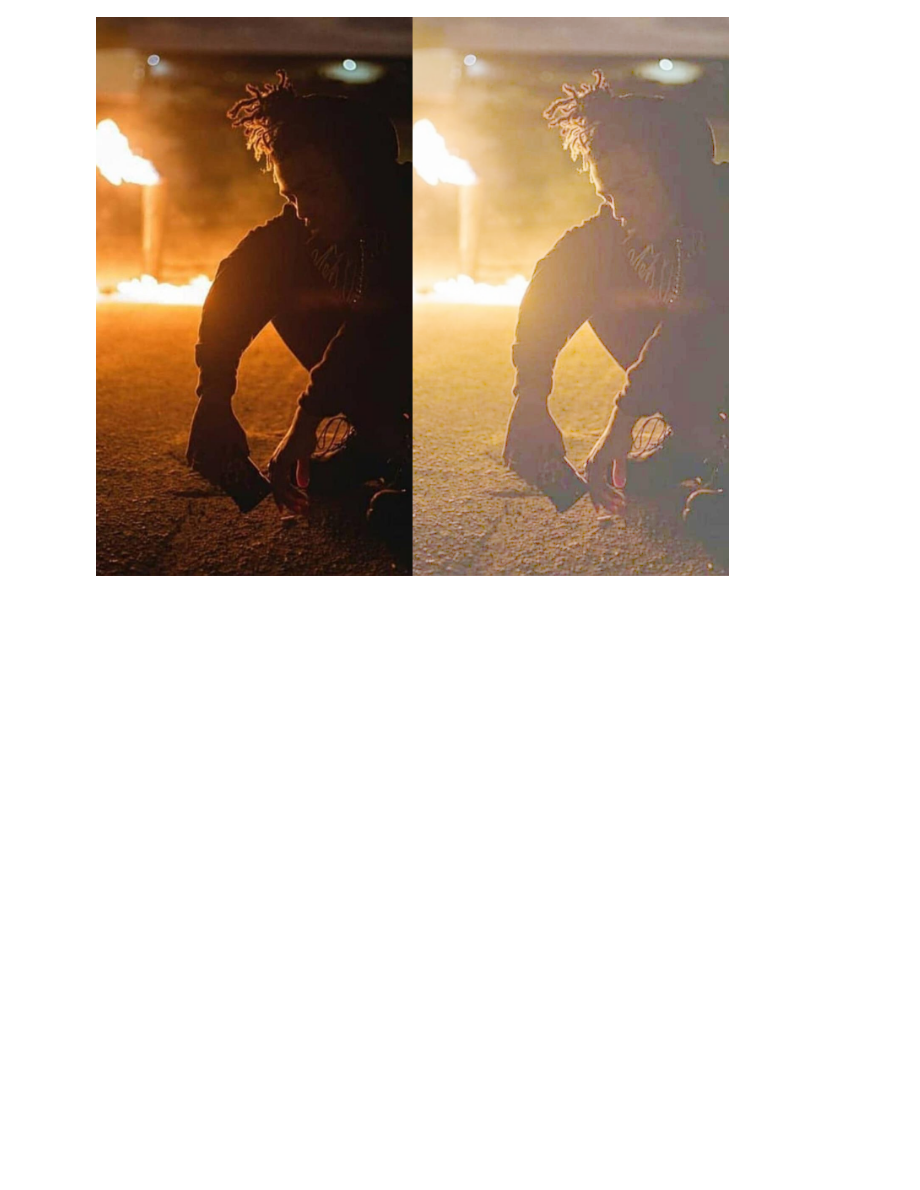
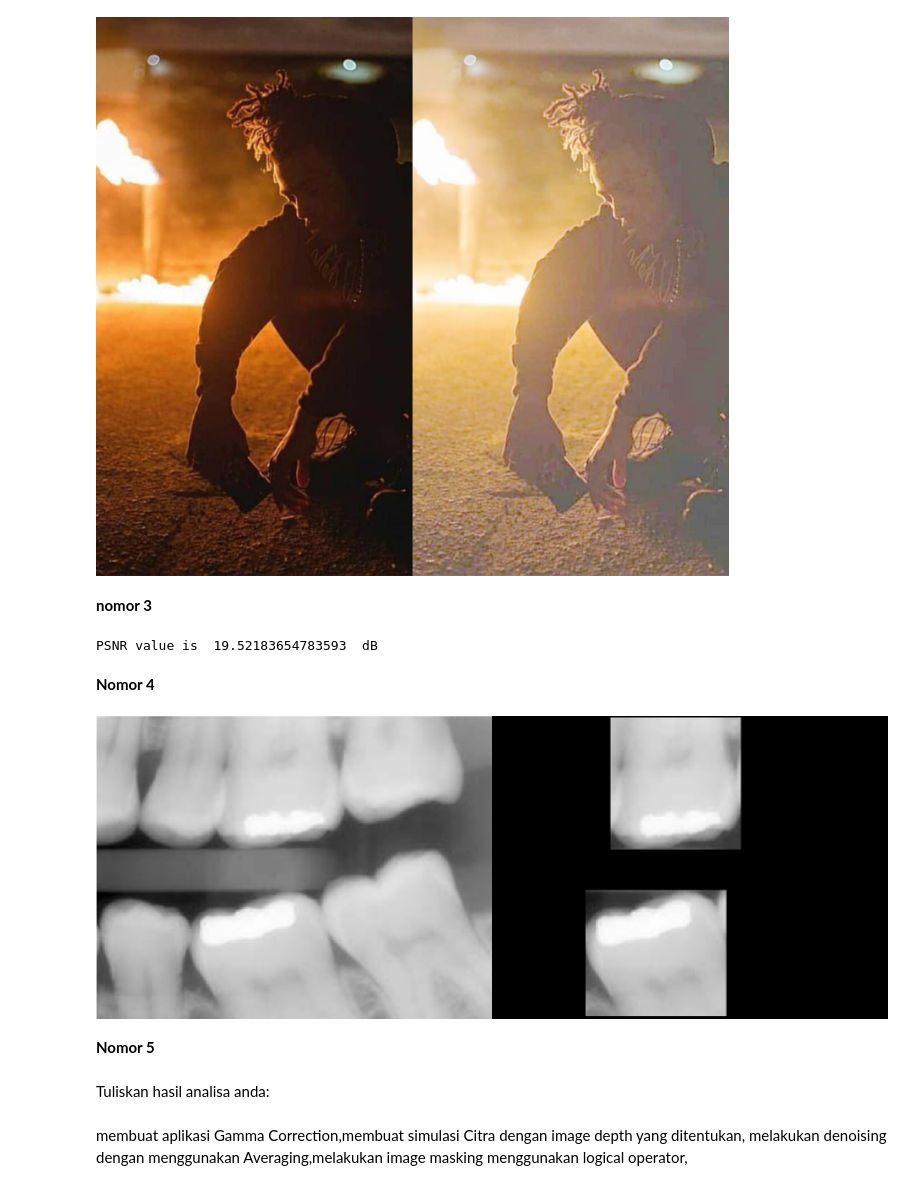
Before and after one commit to BagusSatria123/PCVK_Genap_2021, a Jupyter notebook: Week5.ipynb, the cells around one changed output. Saved outputs shown, nothing was run; the diff lists cells and outputs as text; code cells hidden in the pictures; blank space fills up the shorter version.

```diff
--- a/Week5.ipynb
+++ b/Week5.ipynb
@@ -54,0 +49,56 @@ for img in glob.glob("/content/drive/MyDrive/pcvk/img/1.jpg"):
+# %% [markdown]
+**nomor 3**
+# %%
+#nomer 3.1
+from math import log10, sqrt
+
+def PSNR(original, compressed):
+    mse = np.mean((original - compressed) ** 2)
+    if(mse == 0):  # MSE is zero means no noise is present in the signal .
+                  # Therefore PSNR have no importance.
+        return 100
+    max_pixel = 255.0
+    psnr = 20 * log10(max_pixel / sqrt(mse))
+    return psnr
+
+original = cv.imread('/content/drive/MyDrive/pcvk/img/galaxy.jpg')
+cv_img = []
+for img in glob.glob('/content/drive/MyDrive/pcvk/img/noises/*.jpg'):
+  n= cv.imread(img)
+  cv_img.append(n)
+
+denoised_image = np.zeros(cv_img[0].shape)
+jumlah = 5
+for i in range(jumlah):
+  denoised_image = denoised_image+cv_img[i]
+denoised_image = np.uint16(denoised_image/jumlah)
+
+psnr = PSNR(original, denoised_image)
+
+print('PSNR value is ',psnr,' dB')
+# %% [output]
+PSNR value is  19.52183654783593  dB
+# %% [markdown]
+**Nomor 4**
+# %%
+img = cv.imread('/content/drive/MyDrive/pcvk/img/teeth.jpg')
+#img = cv.resize(img, (0,0), fx=0.5, fy=0.5)
+mask = np.zeros(img.shape, dtype=np.uint8)
+mask = cv.rectangle(mask,pt1=(320,595),pt2=(800,1025),color=(255,255,255),thickness=-1)
+
+result = img & mask
+
+mask1 = cv.rectangle(mask,pt1=(405,5),pt2=(850,455),color=(255,255,255),thickness=-1)
+
+result = img & mask1
+
+final_frame = cv.hconcat((img, result))
+cv2_imshow(final_frame)
+# %% [output]
+[figure, added]
+# %% [markdown]
+**Nomor 5**
+# %% [markdown]
+Tuliskan hasil analisa anda:
+# %% [markdown]
+membuat aplikasi Gamma Correction,membuat simulasi Citra dengan image depth yang ditentukan, melakukan denoising dengan menggunakan Averaging,melakukan image masking menggunakan logical operator,
```
Also changed, not shown: parts of 2 cells of this notebook.
